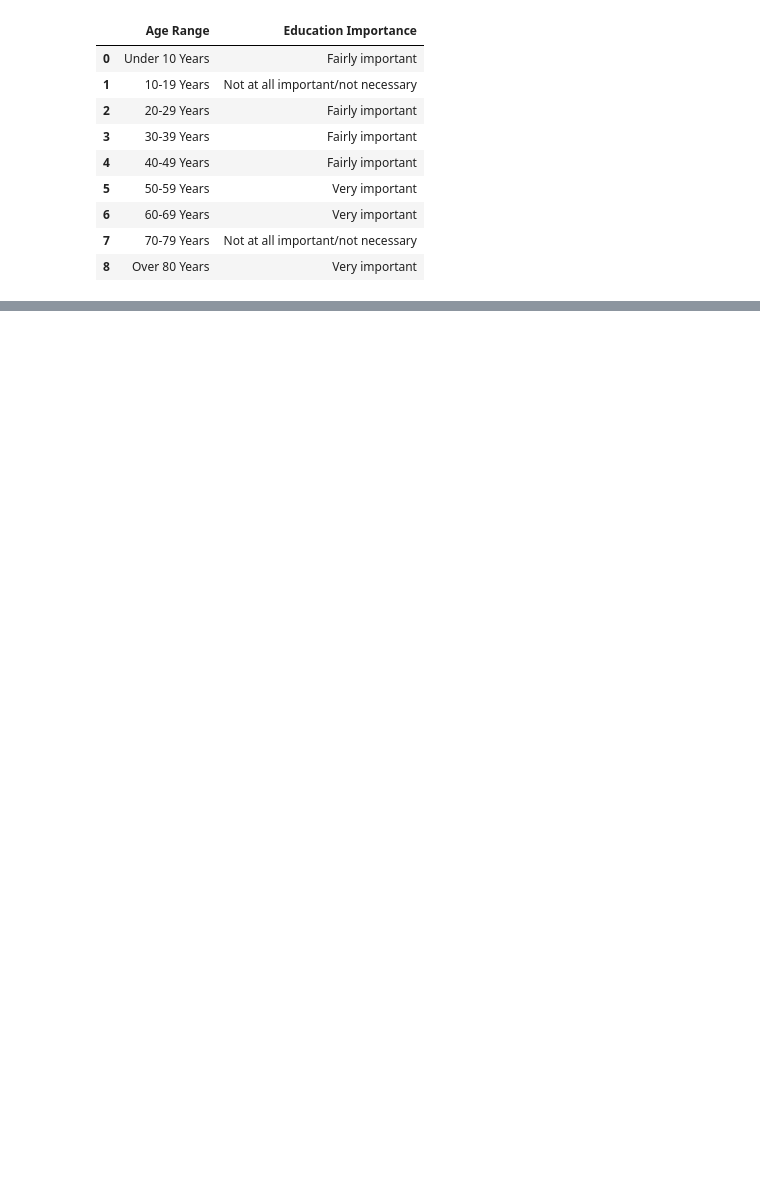
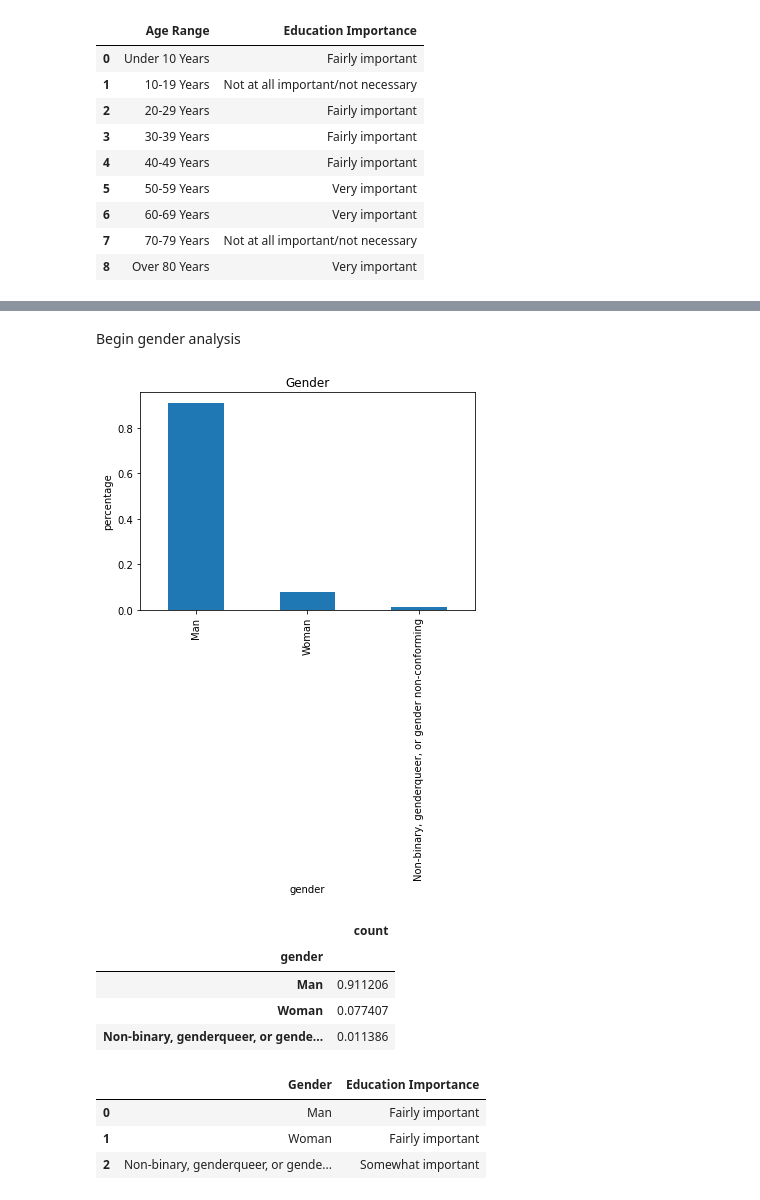
Before and after one commit to jadefreese/pj1-stackoverflow, a Jupyter notebook: formal_edu.ipynb, the cells around one changed output, grey strips where cells are left out. Drawn from its saved outputs; the diff is of its cells as text; code cells hidden in the pictures; blank space fills up the shorter version.

```diff
--- a/formal_edu.ipynb
+++ b/formal_edu.ipynb
@@ -209,0 +249,17 @@ top_ed_impt_resp
+# %%
+eth_1 = gf.percentage_breakdown(df[df['Ethnicity']=='White or of European descent'], ed_impt_resp, 'NEWEdImpt', 'White or of European descent')
+eth_2 = gf.percentage_breakdown(df[df['Ethnicity']=='South Asian'], ed_impt_resp, 'NEWEdImpt', 'South Asian')
+eth_3 = gf.percentage_breakdown(df[df['Ethnicity']=='Hispanic or Latino/a/x'], ed_impt_resp, 'NEWEdImpt', 'Hispanic or Latino/a/x')
+eth_4 = gf.percentage_breakdown(df[df['Ethnicity']=='Middle Eastern'], ed_impt_resp, 'NEWEdImpt', 'Middle Eastern')
+eth_5 = gf.percentage_breakdown(df[df['Ethnicity']=='East Asian'], ed_impt_resp, 'NEWEdImpt', 'East Asian')
+eth_6 = gf.percentage_breakdown(df[df['Ethnicity']=='Southeast Asian'], ed_impt_resp, 'NEWEdImpt', 'Southeast Asian')
+eth_7 = gf.percentage_breakdown(df[df['Ethnicity']=='Black or of African descent'], ed_impt_resp, 'NEWEdImpt', 'Black or of African descent')
+eth_8 = gf.percentage_breakdown(df[df['Ethnicity']=='Multiracial'], ed_impt_resp, 'NEWEdImpt', 'Multiracial')
+eth_9 = gf.percentage_breakdown(df[df['Ethnicity']=='Biracial'], ed_impt_resp, 'NEWEdImpt', 'Biracial')
+eth_10 = gf.percentage_breakdown(df[df['Ethnicity']=='Indigenous (such as Native American, Pacific Islander, or Indigenous Australian)'], ed_impt_resp, 'NEWEdImpt', 'Indigenous (such as Native American, Pacific Islander, or Indigenous Australian)')
+# %%
+list_of_eth = [eth_1, eth_2, eth_3, eth_4, eth_5, eth_6, eth_7, eth_8, eth_9, eth_10]
+#list_of_eth
+top_ethnicity_resp = pd.DataFrame(columns = ['Ethnicity','Education Importance'])
+top_ethnicity_resp = gf.add_top_per_cat(top_ethnicity_resp, list_of_eth)
+top_ethnicity_resp
@@ -209,0 +298,16 @@ top_ed_impt_resp
+# %% [markdown]
+Begin gender analysis
+# %%
+gender_resp = ['Woman','Man','Non-binary, genderqueer, or gender non-conforming']
+gender = df['Gender'].value_counts().reset_index()
+gender.rename(columns={'index':'gender','Gender':'count'}, inplace = True)
+gender_df = gf.total_count(gender,'gender','count',gender_resp)
+gender_df
+gf.bar_plotting(gender_df,'Gender',plot=True)
+# %% [output]
+[figure, added]
+|  | count |
+| gender |  |
+| Man | 0.911206 |
+| Woman | 0.077407 |
+| Non-binary, genderqueer, or gende... | 0.011386 |
@@ -209,0 +318,11 @@ top_ed_impt_resp
+# %%
+list_of_gen = [gen_1, gen_2, gen_3]
+#list_of_eth
+top_gender_resp = pd.DataFrame(columns = ['Gender','Education Importance'])
+top_gender_resp = gf.add_top_per_cat(top_gender_resp, list_of_gen)
+top_gender_resp
+# %% [output]
+|  | Gender | Education Importance |
+| 0 | Man | Fairly important |
+| 1 | Woman | Fairly important |
+| 2 | Non-binary, genderqueer, or gende... | Somewhat important |
```
Also changed, not shown: parts of 36 cells of this notebook.
